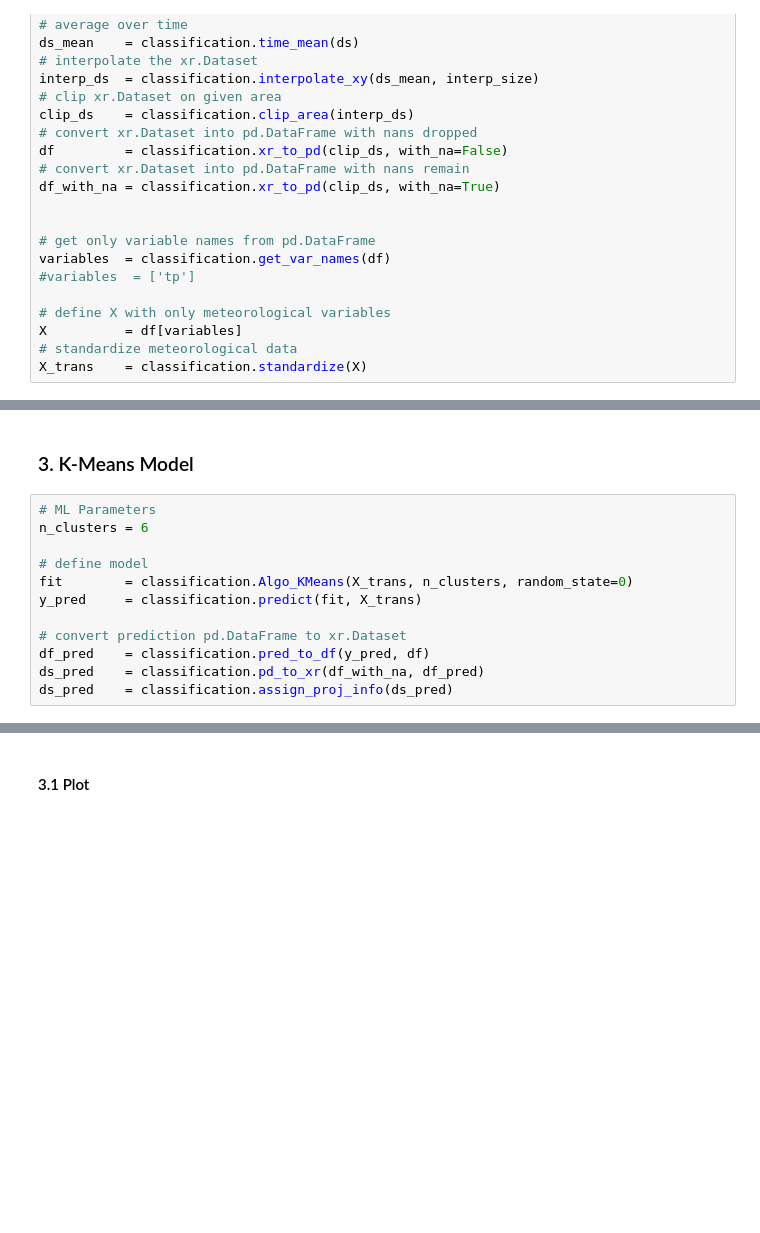
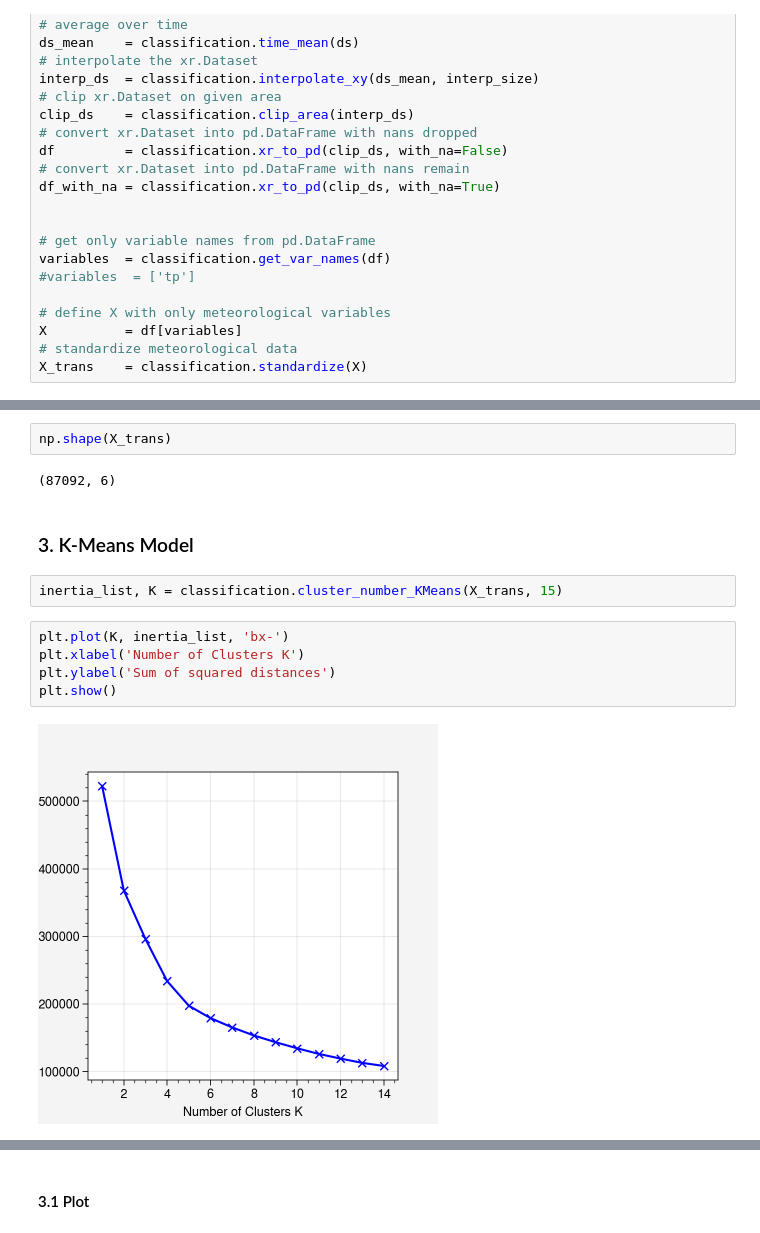
Before and after one commit to donmezkutay/ML-Projects-KB, a Jupyter notebook: PRJ1-turkeyClusters.ipynb, the cells around one changed output, grey strips where cells are left out. Saved outputs shown, nothing was run; the diff lists cells and outputs as text; blank space fills up the shorter version.

```diff
--- a/PRJ1-turkeyClusters.ipynb
+++ b/PRJ1-turkeyClusters.ipynb
@@ -141,14 +309,15 @@ X_trans    = classification.standardize(X)
+# %%
+np.shape(X_trans)
+# %% [output]
+(87092, 6)
 # %% [markdown]
 ### 3. K-Means Model
-# %%
-# ML Parameters
-n_clusters = 6
-
-# define model
-fit        = classification.Algo_KMeans(X_trans, n_clusters, random_state=0)
-y_pred     = classification.predict(fit, X_trans)
-
-# convert prediction pd.DataFrame to xr.Dataset
-df_pred    = classification.pred_to_df(y_pred, df)
-ds_pred    = classification.pd_to_xr(df_with_na, df_pred)
-ds_pred    = classification.assign_proj_info(ds_pred)
+# %%
+inertia_list, K = classification.cluster_number_KMeans(X_trans, 15)
+# %%
+plt.plot(K, inertia_list, 'bx-')
+plt.xlabel('Number of Clusters K')
+plt.ylabel('Sum of squared distances')
+plt.show()
+# %% [output]
+[figure, added]
```
Also changed, not shown: parts of 13 cells of this notebook.
